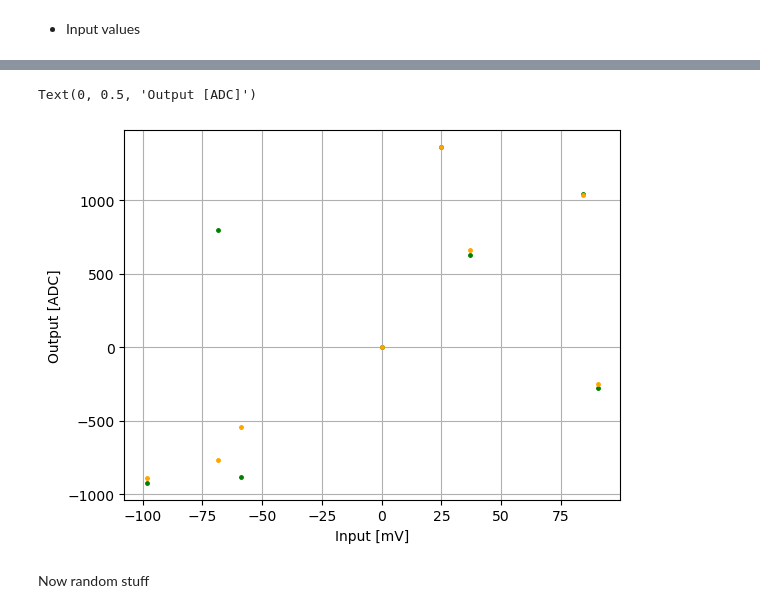
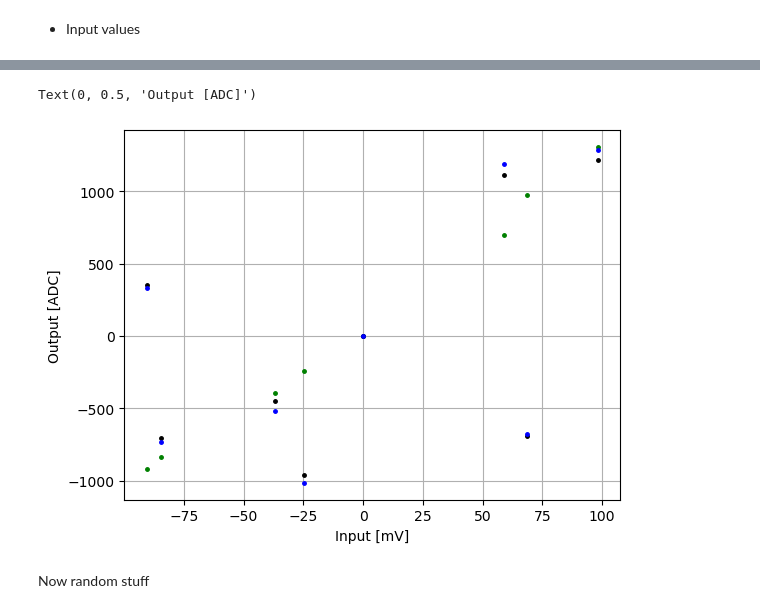
Before and after one commit to sigarnero/GasPM, a Jupyter notebook: NALU_calibration/Nalu_SingleCell.ipynb, the cells around one changed output, grey strips where cells are left out. Cells and saved outputs as stored; diff of their text form; code cells hidden in the pictures.

```diff
--- a/NALU_calibration/Nalu_SingleCell.ipynb
+++ b/NALU_calibration/Nalu_SingleCell.ipynb
@@ -125,7 +128,7 @@ time_1 = np.array([0., 12.8, 25.6, 38.4, 51.2, 64., 76.8, 89.6])
 event_2 = cell_data[cell_number][event_indices[2]*8:event_indices[2]*8+8]
 
 # Step 1: find the index of 38.4
-start_idx = np.where(time_1 == 38.4)[0][0]  # should be 3
+start_idx = np.where(time_1 == 64.0)[0][0]  # should be 3
 
 # Step 2: roll the data so the point at 38.4 comes first
 shifted_event_2 = np.roll(event_2, -start_idx)
@@ -159,7 +162,7 @@ plt.grid()
 * Different sample [0], still with a point in 0
 # %%
 event_0 = cell_data[cell_number][event_indices[0]*8:event_indices[0]*8+8]
-shifted_event_0 = np.roll(event_0, -4)
+shifted_event_0 = np.roll(event_0, 0)
 
 plt.plot(time_0, shifted_event_0,'.', color='green', label="Data")
 plt.xlabel("Time [ns]")
@@ -185,7 +188,7 @@ plt.grid()
 * Different sample [3]
 # %%
 event_3 = cell_data[cell_number][event_indices[3]*8:event_indices[3]*8+8]
-shifted_event_3 = np.roll(event_3, -6)
+shifted_event_3 = np.roll(event_3, -5)
 
 plt.plot(time_0, shifted_event_3,'.', color='black', label="Data")
 plt.xlabel("Time [ns]")
@@ -205,8 +208,8 @@ x = np.linspace(0,102.3,1024)
 phi = 0
 # phi = np.pi
 # phi = phi_fit
-# sine = sinewave(x, 100,  0.100, 0, 0)  # Generate sine wave
-sine = sinewave(x, 100,  0.100, np.pi, 0)
+sine = sinewave(x, 100,  0.100, 0, 0)  # Generate sine wave
+# sine = sinewave(x, 100,  0.100, np.pi, 0)
 
 plt.plot(x, sine,'.', markersize=3, color='red', label="Input Sine Wave")
 plt.xlabel("Time [ns]")
@@ -240,14 +243,14 @@ print(shifted_event_3)
 # %%
 plt.plot(Input, shifted_event_0, '.', markersize=5, color='green', label="Input Sine Wave")
-plt.plot(Input, shifted_event_1, '.', markersize=5, color='orange', label="Input Sine Wave")
-# plt.plot(Input, shifted_event_3, '.', markersize=5, color='black', label="Input Sine Wave")
-# plt.plot(Input, shifted_event_2, '.', markersize=5, color='blue', label="Input Sine Wave")
+# plt.plot(Input, shifted_event_1, '.', markersize=5, color='orange', label="Input Sine Wave")
+plt.plot(Input, shifted_event_3, '.', markersize=5, color='black', label="Input Sine Wave")
+plt.plot(Input, shifted_event_2, '.', markersize=5, color='blue', label="Input Sine Wave")
 plt.grid()
 plt.xlabel("Input [mV]")
 plt.ylabel("Output [ADC]")
 # %% [output]
 Text(0, 0.5, 'Output [ADC]')
-[figure, old version]
+[figure, new version]
 # %% [markdown]
 Now random stuff
 # %%
```
Also changed, not shown: parts of 18 cells of this notebook, 7 other files.
